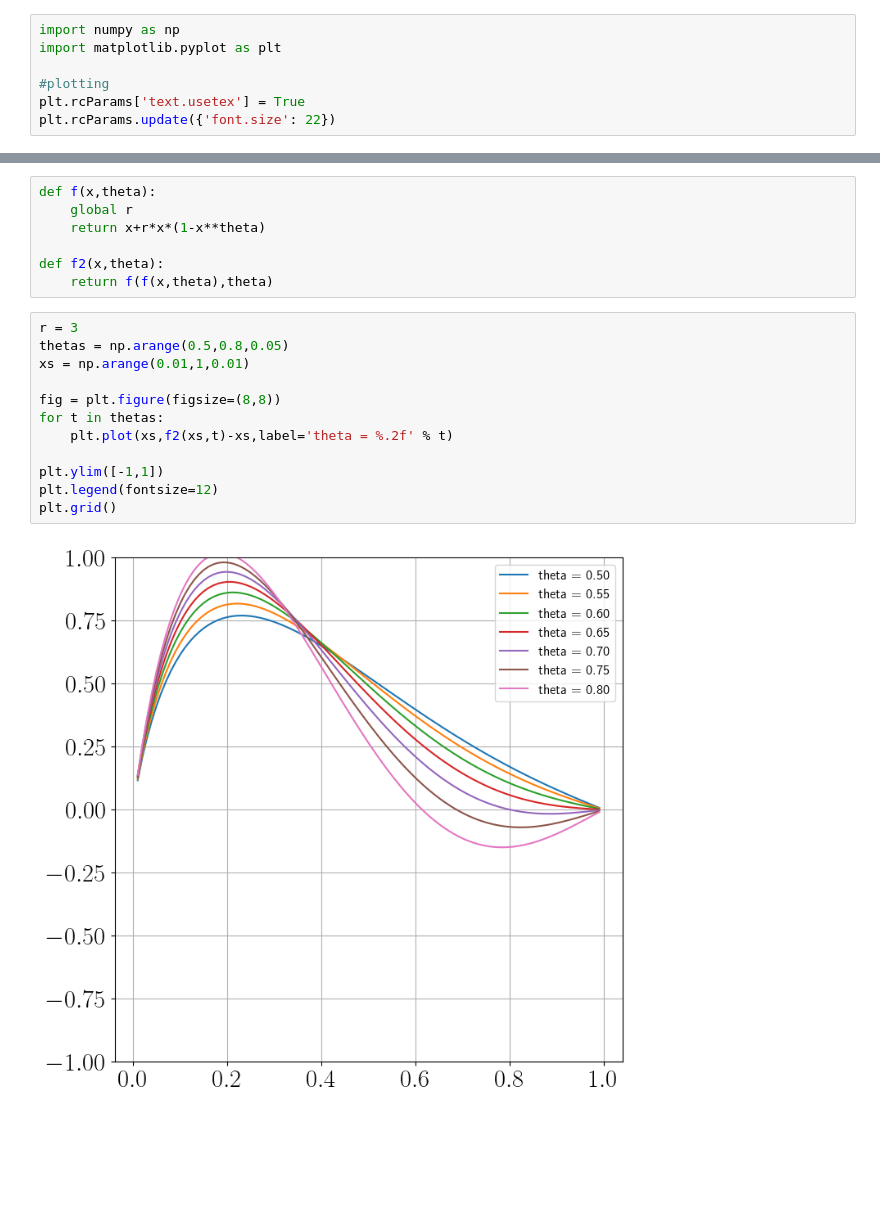
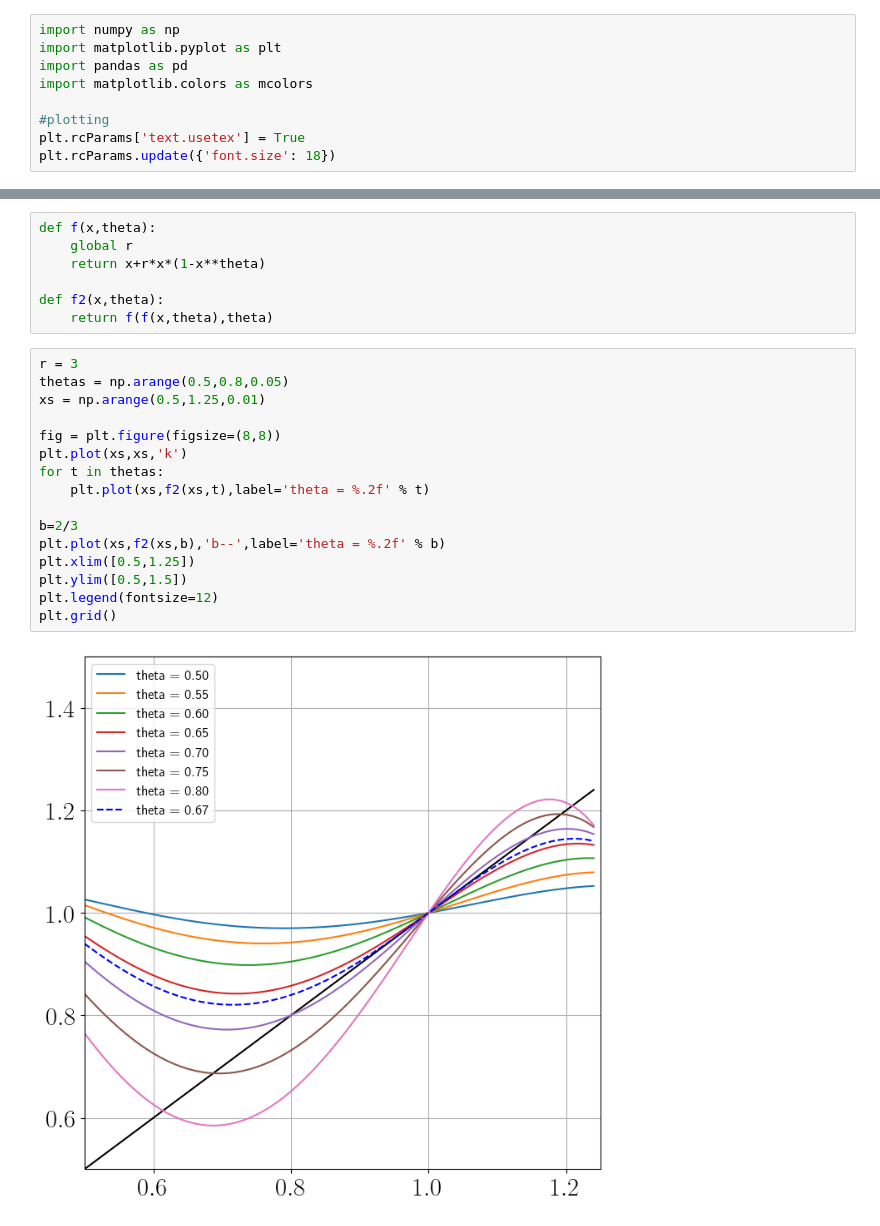
Before and after one commit to ndoyle815/MA999, a Jupyter notebook: assignment_1.ipynb, the cells around one changed output, grey strips where cells are left out. Saved outputs shown, nothing was run; the diff lists cells and outputs as text; blank space fills up the shorter version.

```diff
--- a/assignment_1.ipynb
+++ b/assignment_1.ipynb
@@ -1,10 +1,12 @@
 # %%
 import numpy as np
 import matplotlib.pyplot as plt
+import pandas as pd
+import matplotlib.colors as mcolors
 
 #plotting
 plt.rcParams['text.usetex'] = True
-plt.rcParams.update({'font.size': 22})
+plt.rcParams.update({'font.size': 18})
 # %% [markdown]
 Bifurcation diagram for Question 1
 # %%
@@ -42,14 +132,18 @@ def f2(x,theta):
 # %%
 r = 3
 thetas = np.arange(0.5,0.8,0.05)
-xs = np.arange(0.01,1,0.01)
+xs = np.arange(0.5,1.25,0.01)
 
 fig = plt.figure(figsize=(8,8))
+plt.plot(xs,xs,'k')
 for t in thetas:
-    plt.plot(xs,f2(xs,t)-xs,label='theta = %.2f' % t)
+    plt.plot(xs,f2(xs,t),label='theta = %.2f' % t)
 
-plt.ylim([-1,1])
+b=2/3
+plt.plot(xs,f2(xs,b),'b--',label='theta = %.2f' % b)
+plt.xlim([0.5,1.25])
+plt.ylim([0.5,1.5])
 plt.legend(fontsize=12)
 plt.grid()
 # %% [output]
-[figure, old version]
+[figure, new version]
```
Also changed, not shown: parts of 9 cells of this notebook.
